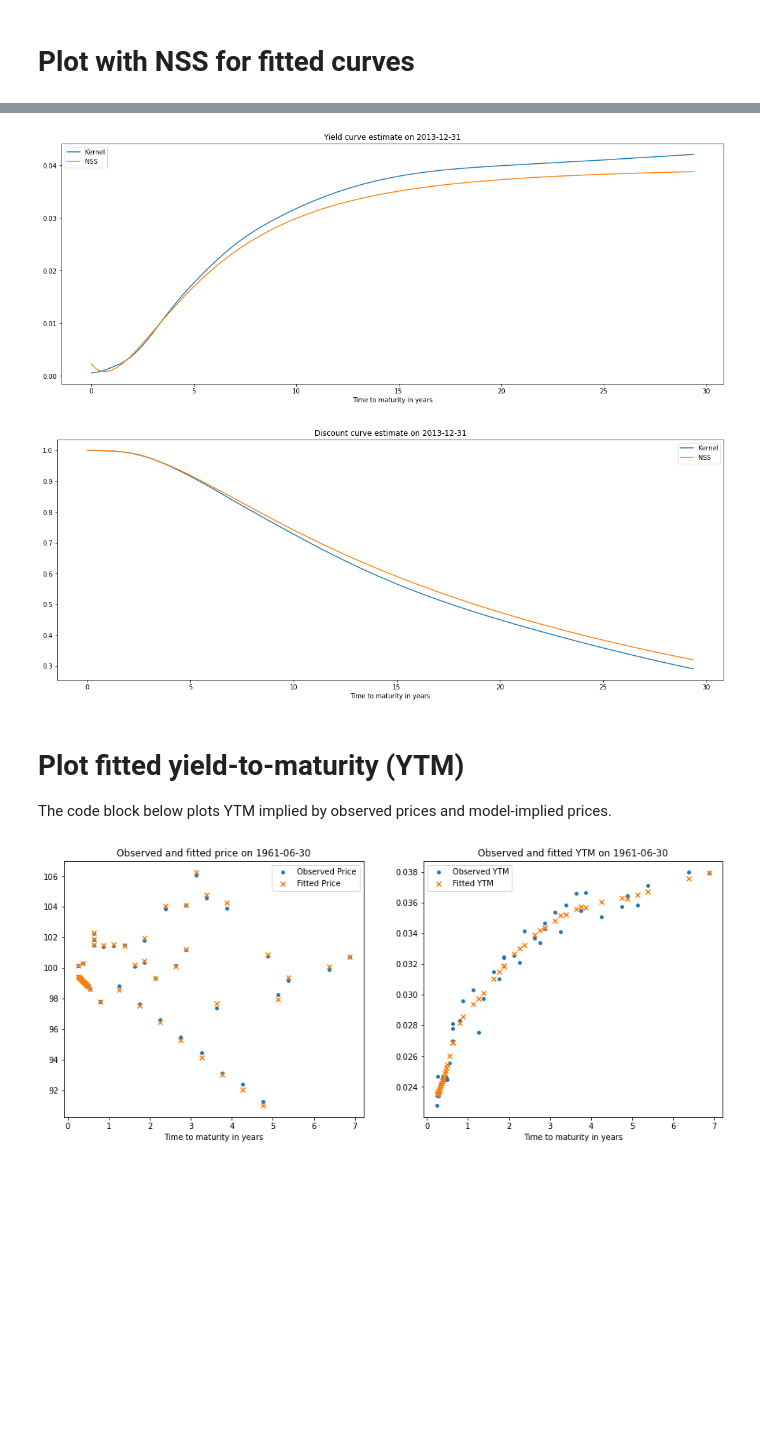
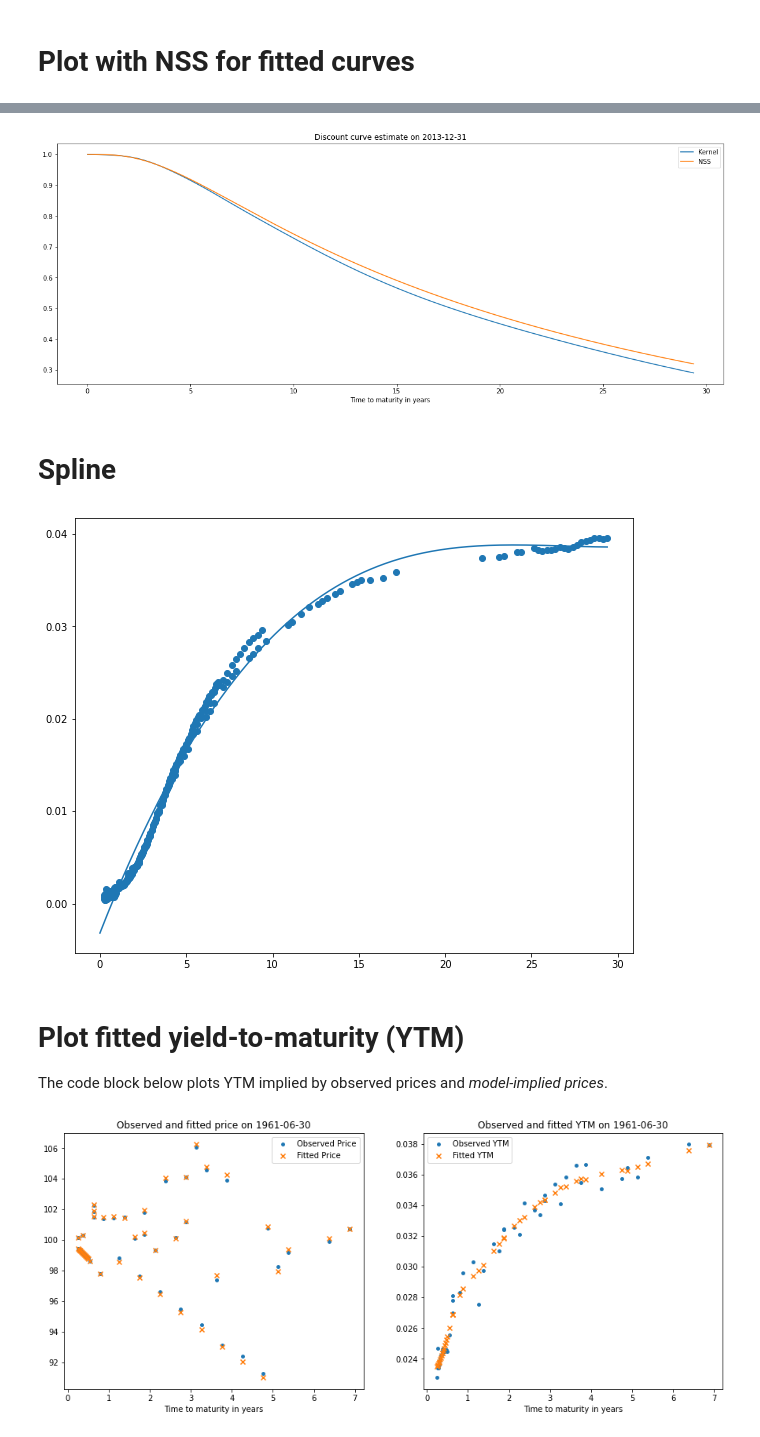
Before and after one commit to Lindi1907/Robust-Machine-Learning-for-Yield-Curve-Estimation, a Jupyter notebook: code&data/KR_example.ipynb, the cells around one changed output, grey strips where cells are left out. Saved outputs shown, nothing was run; the diff lists cells and outputs as text; code cells hidden in the pictures; blank space fills up the shorter version.

```diff
--- a/code&data/KR_example.ipynb
+++ b/code&data/KR_example.ipynb
@@ -8,10 +8,12 @@ import time
 import sys
 import os
 
-dir_kr = './code&data/'
-parent_dir = os.getcwd()
-sys.path.append(dir_kr+'/src')
-os.chdir(parent_dir+'/src')
+# dir_kr = './code&data/'
+# parent_dir_initial = os.getcwd()
+# sys.path.append(dir_kr+'/src')
+if('src' not in os.getcwd()):
+    parent_dir = os.getcwd()
+    os.chdir(parent_dir+'/src')
 # os.getcwd()
 import kr_model
 import kr_utils
@@ -267,40 +298,52 @@ for date in example_dates:
 # %%
-### plot yield curve
-
+## plot discount curve
 date = example_dates[1]
 
 fig, ax = plt.subplots(figsize=(15, 6), layout='constrained')
 
 max_ttm = int(max(dict_data[date]['ttm']))
 
-ax.plot(np.arange(1,1+max_ttm)/365, dict_fit[date]['y_solved'][:max_ttm], label='Kernel')
-ax.plot(np.arange(1,1+max_ttm)/365, y, label='NSS')
+ttm = np.zeros(M) # time to maturity in days
+
+ax.plot(np.arange(1,1+max_ttm)/365, dict_fit[date]['g_solved'][:max_ttm], label='Kernel')
+ax.plot(np.arange(1,1+max_ttm)/365, g_x, label='NSS')
+
 ax.legend()
-ax.set_title('Yield curve estimate on {}'.format(date))
+ax.set_title('Discount curve estimate on {}'.format(date))
 
 ax.set_xlabel('Time to maturity in years');
 # %% [output]
-[figure, old version]
+[figure, new version]
-# %%
-## plot discount curve
-date = example_dates[1]
-
-fig, ax = plt.subplots(figsize=(15, 6), layout='constrained')
-
-max_ttm = int(max(dict_data[date]['ttm']))
-
-ax.plot(np.arange(1,1+max_ttm)/365, dict_fit[date]['g_solved'][:max_ttm], label='Kernel')
-ax.plot(np.arange(1,1+max_ttm)/365, g_x, label='NSS')
-ax.legend()
-ax.set_title('Discount curve estimate on {}'.format(date))
-
-ax.set_xlabel('Time to maturity in years');
-# %% [output]
-[figure, removed]
+# %% [markdown]
+# Spline
+# %%
+import pandas as pd
+spline_data = dict_data["2013-12-31"].copy()
+spline_data_yt = pd.DataFrame((spline_data["ttm"], spline_data["ytm"]))
+spline_data_yt = spline_data_yt.T
+spline_data_yt = spline_data_yt.sort_values(by=0)
+# %%
+from scipy.interpolate import splev, splrep
+from scipy import interpolate
+x_spline = (spline_data_yt[0]/365).to_numpy()
+y_spline = spline_data_yt[1].to_numpy()
+
+# use bc_type = 'natural' adds the constraints as we described above
+f = splrep(x_spline, y_spline, s=2)
+x_new = TimeResultVec
+y_new = splev(x_new, f, der=0)
+plt.figure(figsize = (10,8))
+plt.plot(x_new, y_new)
+plt.scatter(x_spline, y_spline)
+
+g_x_spline = nelsonsiegelsvensson.convert_y_to_g(y_new, x_new)
+# plt.plot(x_new, g_x_spline)
+# %% [output]
+[figure, added]
 # %% [markdown]
 # Plot fitted yield-to-maturity (YTM)
 
-The code block below plots YTM implied by observed prices and model-implied prices.
+The code block below plots YTM implied by observed prices and _model-implied prices_.
 # %%
 for date in example_dates:
 
```
Also changed, not shown: parts of 24 cells of this notebook, 1 other file.
